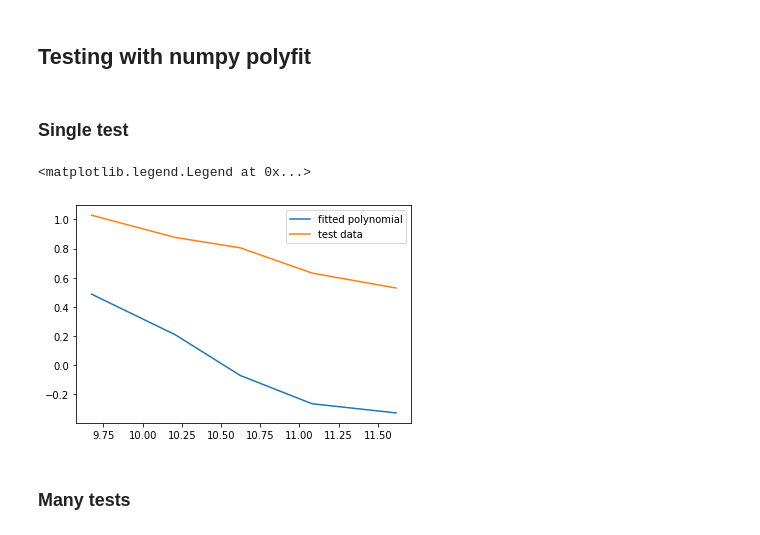
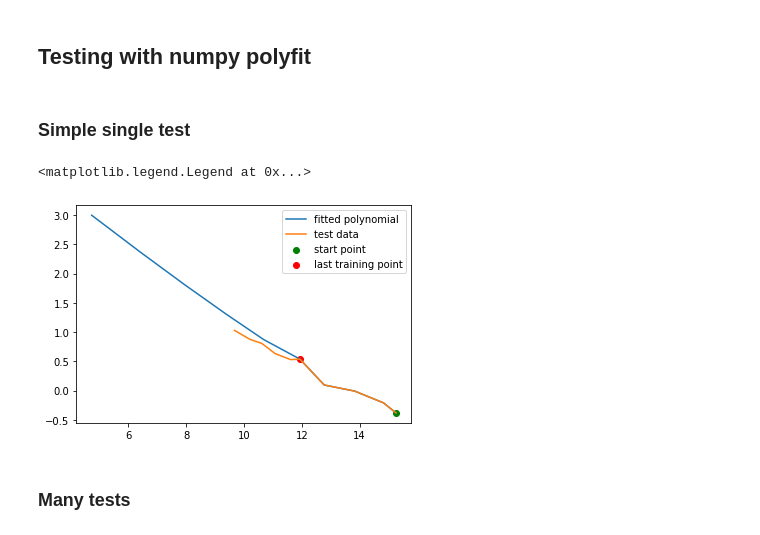
Before and after one commit to karlriis/trajectory-forecasting, a Jupyter notebook: Edinburgh-test.ipynb, the cells around one changed output. Saved outputs shown, nothing was run; the diff lists cells and outputs as text; code cells hidden in the pictures.

Commit message:
clean up single test example part

```diff
--- a/Edinburgh-test.ipynb
+++ b/Edinburgh-test.ipynb
@@ -64,21 +64,31 @@ def generate_data(data, begin_idx, agent_id, num_steps=5):
 # %% [markdown]
 ## Testing with numpy polyfit
 # %% [markdown]
-### Single test
+### Simple single test
 # %%
 sample_x, sample_y, test_x, test_y = generate_data(data, 0, agent_id=10, num_steps=5)
 
-polynomialOrder = 2
-fittedParameters = np.polyfit(sample_x, sample_y, polynomialOrder)
+polynomial_order = 2
+sample_timesteps = range(0, 5)
+test_timesteps = range(5, 10)
+
+fitted_x = np.polyfit(sample_timesteps, sample_x, polynomial_order)
+fitted_y = np.polyfit(sample_timesteps, sample_y, polynomial_order)
 # %%
-modelPredictions = np.polyval(fittedParameters, sample_x)
+pred_x = np.polyval(fitted_x, test_timesteps)
+pred_y = np.polyval(fitted_y, test_timesteps)
 # %%
-plt.plot(test_x, modelPredictions, label="fitted polynomial")
-plt.plot(test_x, test_y, label="test data")
+#plt.plot(np.append(sample_x, test_x), modelPredictions, label="fitted polynomial")
+plt.plot(np.append(sample_x, pred_x), np.append(sample_y, pred_y), label="fitted polynomial")
+plt.plot(np.append(sample_x, test_x), np.append(sample_y, test_y), label="test data")
+
+plt.scatter(sample_x[0], sample_y[0], label="start point", color='g')
+plt.scatter(sample_x[-1], sample_y[-1], label="last training point", color='r')
+
 plt.legend()
 # %% [output]
 <matplotlib.legend.Legend at 0x...>
-[figure, old version]
+[figure, new version]
 # %% [markdown]
 ### Many tests
 # %%
```
Also changed, not shown: parts of 20 cells of this notebook.
